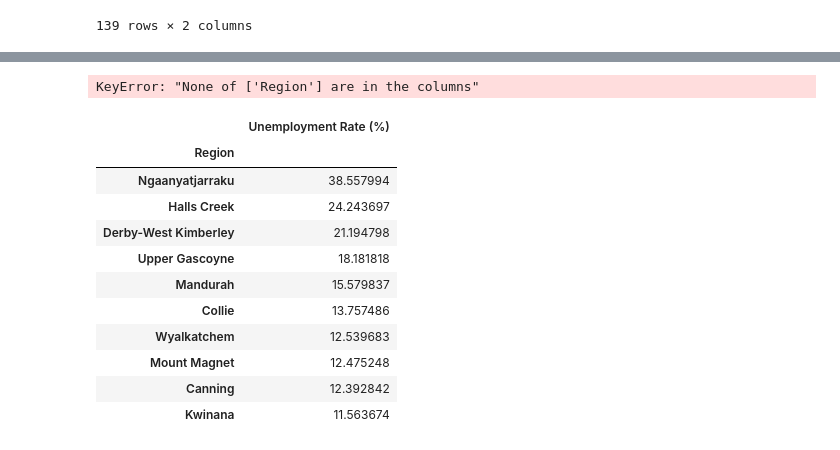
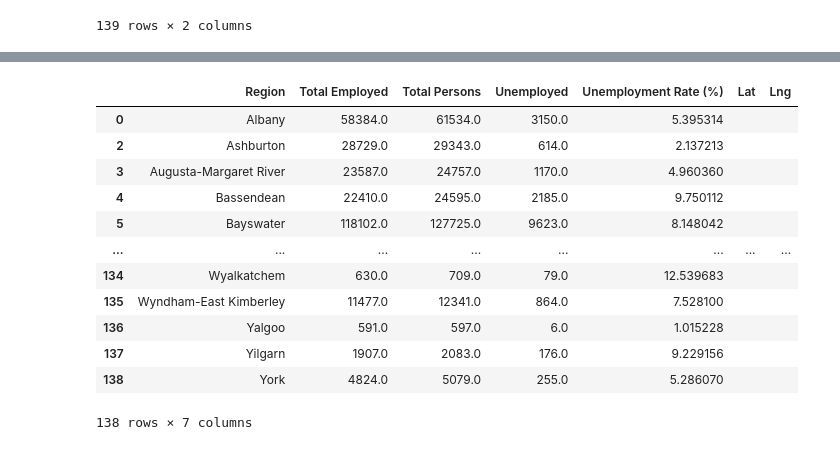
Before and after one commit to natalieddavies/BootcampProject1, a Jupyter notebook: Employment_ABS_WA.ipynb, the cells around one changed output, grey strips where cells are left out. Drawn from its saved outputs; the diff is of its cells as text; code cells hidden in the pictures.

```diff
--- a/Employment_ABS_WA.ipynb
+++ b/Employment_ABS_WA.ipynb
@@ -202,6 +208,6 @@ merged_data_Employed["Unemployment Rate (%)"] = merged_data_Employed["Unemployed
 #merged_data_Employed = merged_data_Employed.set_index('Region')
 #merged_data_Employed = merged_data_Employed.drop(['No usual address'], axis=0)
 #merged_data_Employed = merged_data_Employed.set_index('Region')
-merged_data_Employed.sort_values(by=['Unemployment Rate (%)'], inplace=True,ascending=False)
+#merged_data_Employed.sort_values(by=['Unemployment Rate (%)'], inplace=True,ascending=False)
 merged_data_Employed = merged_data_Employed.reset_index()
 merged_data_Employed = merged_data_Employed.drop([1], axis=0)
@@ -222,5 +214,3 @@ merged_data_Employed = merged_data_Employed.drop([1], axis=0)
 # %%
-merged_data_Employed
-merged_data_Employed = merged_data_Employed.set_index('Region')
+#merged_data_Employed
+#merged_data_Employed = merged_data_Employed.set_index('Region')
-# %% [output]
-KeyError: "None of ['Region'] are in the columns"
@@ -230,15 +217,18 @@ merged_data_Employed_top10 = merged_data_Employed_top10.head(10)
-# %%
-merged_data_Employed_top10
-# %% [output]
-|  | Unemployment Rate (%) |
-| Region |  |
-| Ngaanyatjarraku | 38.557994 |
-| Halls Creek | 24.243697 |
-| Derby-West Kimberley | 21.194798 |
-| Upper Gascoyne | 18.181818 |
-| Mandurah | 15.579837 |
-| Collie | 13.757486 |
-| Wyalkatchem | 12.539683 |
-| Mount Magnet | 12.475248 |
-| Canning | 12.392842 |
-| Kwinana | 11.563674 |
+# %%
+merged_data_Employed["Lat"] = ""
+merged_data_Employed["Lng"] = ""
+merged_data_Employed
+# %% [output]
+|  | Region | Total Employed | Total Persons | Unemployed | Unemployment Rate (%) | Lat | Lng |
+| 0 | Albany | 58384.0 | 61534.0 | 3150.0 | 5.395314 |  |  |
+| 2 | Ashburton | 28729.0 | 29343.0 | 614.0 | 2.137213 |  |  |
+| 3 | Augusta-Margaret River | 23587.0 | 24757.0 | 1170.0 | 4.960360 |  |  |
+| 4 | Bassendean | 22410.0 | 24595.0 | 2185.0 | 9.750112 |  |  |
+| 5 | Bayswater | 118102.0 | 127725.0 | 9623.0 | 8.148042 |  |  |
+| ... | ... | ... | ... | ... | ... | ... | ... |
+| 134 | Wyalkatchem | 630.0 | 709.0 | 79.0 | 12.539683 |  |  |
+| 135 | Wyndham-East Kimberley | 11477.0 | 12341.0 | 864.0 | 7.528100 |  |  |
+| 136 | Yalgoo | 591.0 | 597.0 | 6.0 | 1.015228 |  |  |
+| 137 | Yilgarn | 1907.0 | 2083.0 | 176.0 | 9.229156 |  |  |
+| 138 | York | 4824.0 | 5079.0 | 255.0 | 5.286070 |  |  |
+138 rows × 7 columns
```
Also changed, not shown: parts of 12 cells of this notebook, 1 other file.
